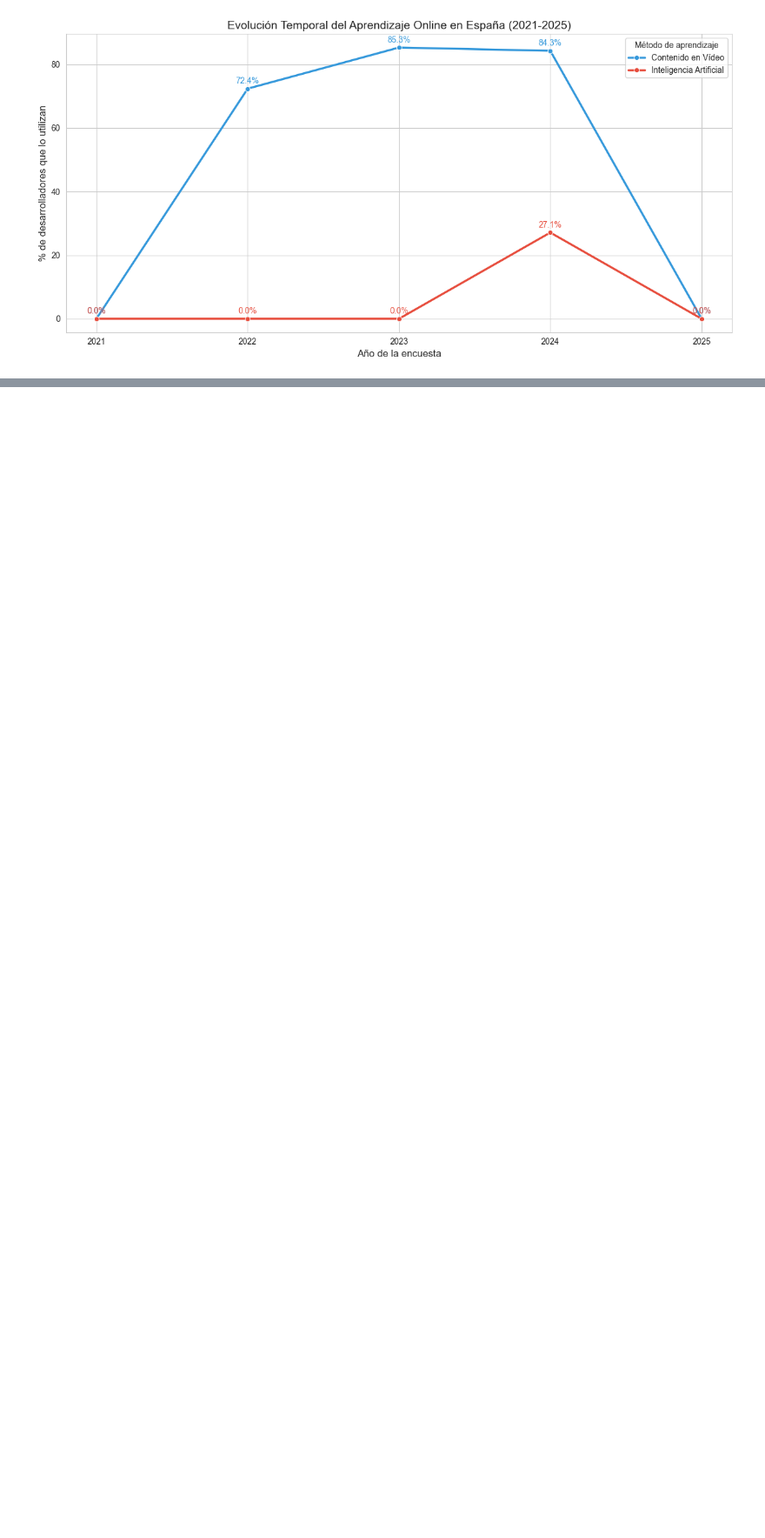
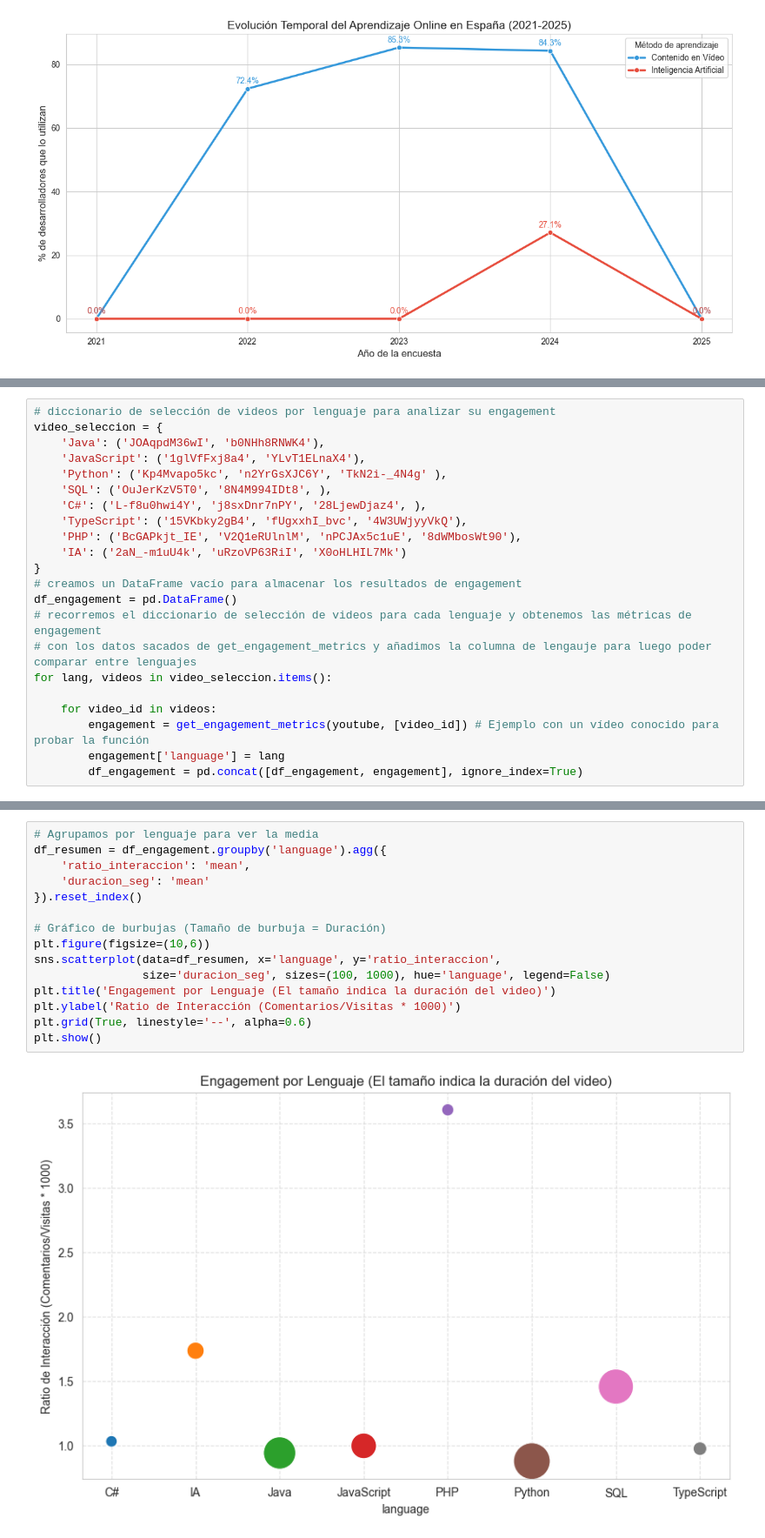
Before and after one commit to jlalonsoredon/EDA-programacion-tendencias, a Jupyter notebook: analisis-Stack-Overflow.ipynb, the cells around one changed output, grey strips where cells are left out. Shown at 87% size. Cells and saved outputs as stored; diff of their text form; blank space fills up the shorter version.

```diff
--- a/analisis-Stack-Overflow.ipynb
+++ b/analisis-Stack-Overflow.ipynb
@@ -1013,0 +1210,22 @@ plt.show()
+# %%
+# diccionario de selección de videos por lenguaje para analizar su engagement
+video_seleccion = {
+    'Java': ('JOAqpdM36wI', 'b0NHh8RNWK4'),
+    'JavaScript': ('1glVfFxj8a4', 'YLvT1ELnaX4'),
+    'Python': ('Kp4Mvapo5kc', 'n2YrGsXJC6Y', 'TkN2i-_4N4g' ),
+    'SQL': ('OuJerKzV5T0', '8N4M994IDt8', ),
+    'C#': ('L-f8u0hwi4Y', 'j8sxDnr7nPY', '28LjewDjaz4', ),
+    'TypeScript': ('15VKbky2gB4', 'fUgxxhI_bvc', '4W3UWjyyVkQ'),
+    'PHP': ('BcGAPkjt_IE', 'V2Q1eRUlnlM', 'nPCJAx5c1uE', '8dWMbosWt90'),
+    'IA': ('2aN_-m1uU4k', 'uRzoVP63RiI', 'X0oHLHIL7Mk')
+}
+# creamos un DataFrame vacío para almacenar los resultados de engagement
+df_engagement = pd.DataFrame()
+# recorremos el diccionario de selección de videos para cada lenguaje y obtenemos las métricas de engagement
+# con los datos sacados de get_engagement_metrics y añadimos la columna de lengauje para luego poder comparar entre lenguajes
+for lang, videos in video_seleccion.items():
+
+    for video_id in videos:
+        engagement = get_engagement_metrics(youtube, [video_id]) # Ejemplo con un vídeo conocido para probar la función
+        engagement['language'] = lang
+        df_engagement = pd.concat([df_engagement, engagement], ignore_index=True)
@@ -1013,0 +1254,17 @@ plt.show()
+# %%
+# Agrupamos por lenguaje para ver la media
+df_resumen = df_engagement.groupby('language').agg({
+    'ratio_interaccion': 'mean',
+    'duracion_seg': 'mean'
+}).reset_index()
+
+# Gráfico de burbujas (Tamaño de burbuja = Duración)
+plt.figure(figsize=(10,6))
+sns.scatterplot(data=df_resumen, x='language', y='ratio_interaccion',
+                size='duracion_seg', sizes=(100, 1000), hue='language', legend=False)
+plt.title('Engagement por Lenguaje (El tamaño indica la duración del video)')
+plt.ylabel('Ratio de Interacción (Comentarios/Visitas * 1000)')
+plt.grid(True, linestyle='--', alpha=0.6)
+plt.show()
+# %% [output]
+[figure, added]
```
Also changed, not shown: parts of 39 cells of this notebook, 1 other file.
